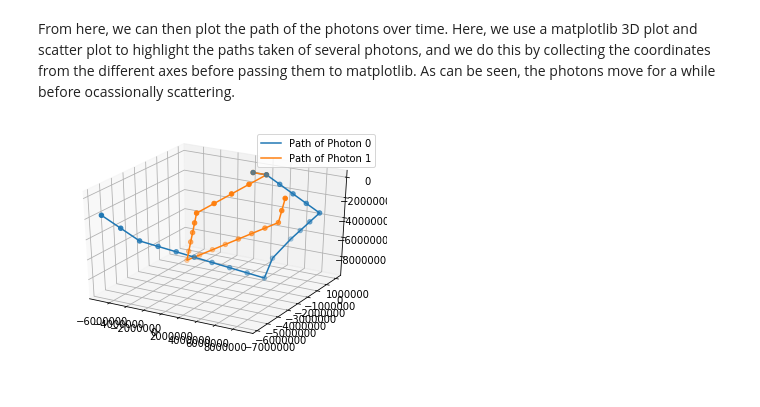
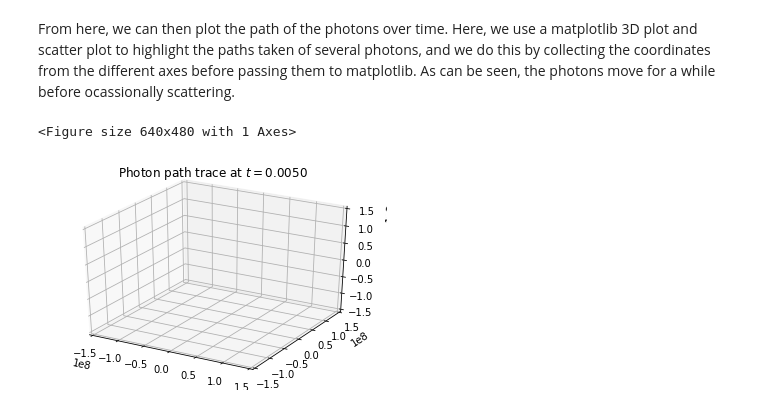
Before and after one commit to bcwarner/physicl, a Jupyter notebook: examples/path_trace_example.ipynb, the cells around one changed output. Cells and saved outputs as stored; diff of their text form; code cells hidden in the pictures.

```diff
--- a/examples/path_trace_example.ipynb
+++ b/examples/path_trace_example.ipynb
@@ -93,11 +115,36 @@ ax = fig.add_subplot(111, projection='3d')
 for i in [0, 1]:
     xs = [x[0] for x in tp.data[1 + i][1:]]
     ys = [x[1] for x in tp.data[1 + i][1:]]
-    zs = [x[2] for x in tp.data[1 + 1][1:]]
+    zs = [x[2] for x in tp.data[1 + i][1:]]
     ax.plot(xs, ys, zs, label="Path of Photon " + str(i))
     ax.scatter(xs, ys, zs)
 ax.legend()
 
 plt.show()
 # %% [output]
-[figure, removed]
+<Figure size 640x480 with 1 Axes>
+# %%
+from matplotlib.animation import FuncAnimation
+import matplotlib.animation
+
+fig = plt.figure()
+ax = fig.add_subplot(111, projection='3d')
+def update(frame):
+    plt.cla()
+    plt.xlim(-1.5e8, 1.5e8)
+    plt.ylim(-1.5e8, 1.5e8)
+    plt.title("Photon path trace at $t = {:.4f}$".format(tp.data[0][frame + 1]))
+    ax.set_zlim(-1.5e8, 1.5e8)
+    for i in [0, 1, 2, 3]:
+        xs = [x[0] for x in tp.data[1 + i][1:(frame + 1)]]
+        ys = [x[1] for x in tp.data[1 + i][1:(frame + 1)]]
+        zs = [x[2] for x in tp.data[1 + i][1:(frame + 1)]]
+        ax.plot(xs, ys, zs, label="Path of Photon " + str(i))
+        ax.scatter(xs, ys, zs)
+
+ani = FuncAnimation(fig, update, len(tp.data[2]) - 1)
+ani.save("trace_path.mp4", "ffmpeg", fps=60, dpi=144)
+
+plt.show()
+# %% [output]
+[figure, added]
```
Also changed, not shown: parts of 5 cells of this notebook, 7 other files.
